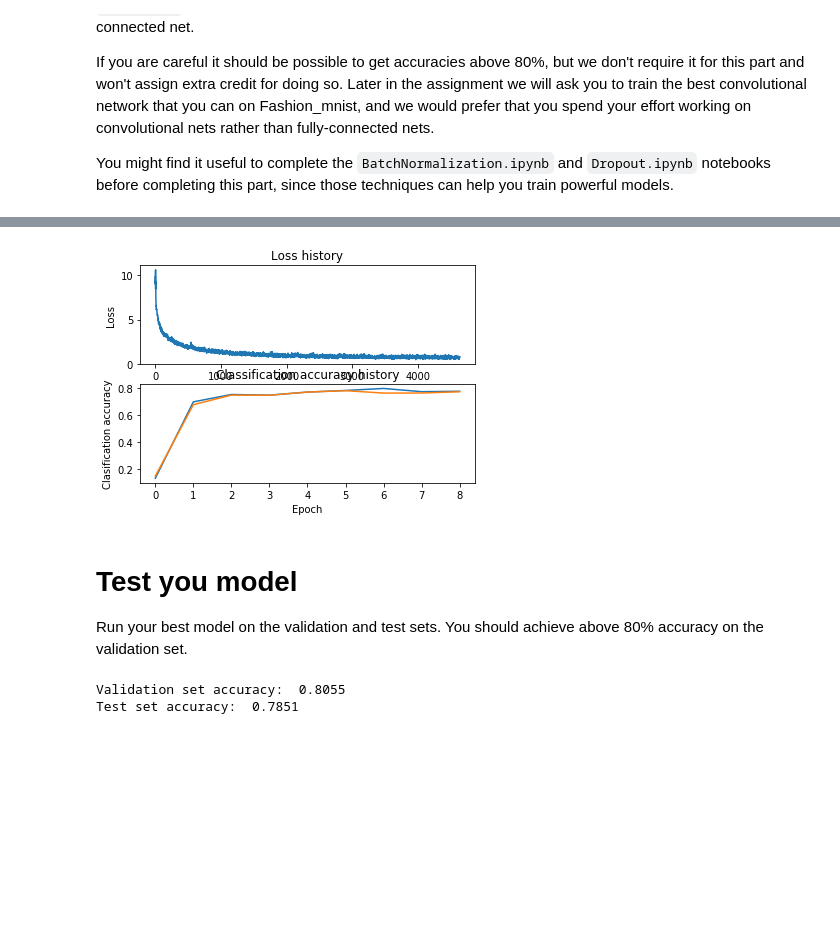
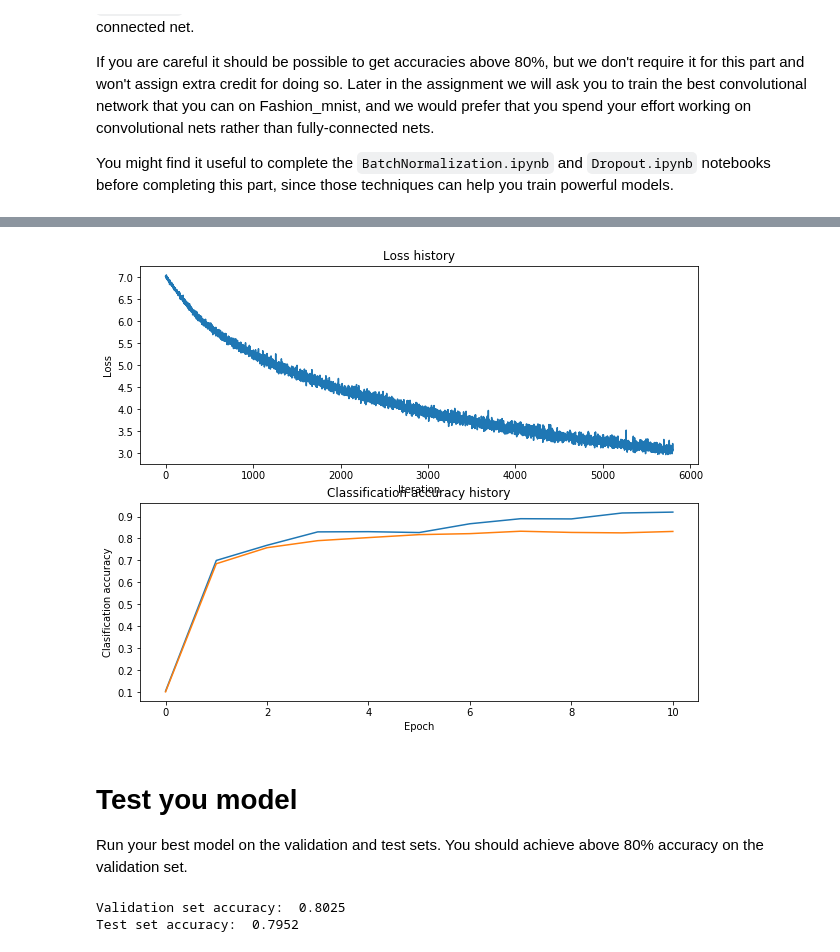
Before and after one commit to TimerChen/MS325_Assignment2, a Jupyter notebook: FullyConnectedNets.ipynb, the cells around one changed output, grey strips where cells are left out. Cells and saved outputs as stored; diff of their text form; code cells hidden in the pictures; blank space fills up the shorter version.

```diff
--- a/FullyConnectedNets.ipynb
+++ b/FullyConnectedNets.ipynb
@@ -796,12 +792,14 @@ y_val= data['y_val']
 X_test= data['X_test']
 y_test= data['y_test']
 
-learning_rate = 1e-3
+learning_rate = 2e-5
 weight_scale = 4e-2
 model = FullyConnectedNet([600, 500, 400, 300, 200, 100],
-                weight_scale=weight_scale, dtype=np.float64, dropout=False, use_batchnorm=False, reg=0.005)
+                weight_scale=weight_scale, dtype=np.float64,
+                          use_batchnorm = True,
+                          reg=0.005)
 solver = Solver(model, data,
-                print_every=500, num_epochs=8, batch_size=100,
+                print_every=500, num_epochs=10, batch_size=100,
                 update_rule='adam',
                 optim_config={
                   'learning_rate': learning_rate,
@@ -857,4 +852,4 @@ test acc: 0.771000
-[figure, old version]
+[figure, new version]
 # %% [markdown]
 # Test you model
 Run your best model on the validation and test sets. You should achieve above 80% accuracy on the validation set.
@@ -864,5 +859,5 @@ y_val_pred = np.argmax(best_model.loss(data['X_val']), axis=1)
 print('Validation set accuracy: ', (y_val_pred == data['y_val']).mean())
 print('Test set accuracy: ', (y_test_pred == data['y_test']).mean())
 # %% [output]
-Validation set accuracy:  0.8055
-Test set accuracy:  0.7851
+Validation set accuracy:  0.8025
+Test set accuracy:  0.7952
```
Also changed, not shown: parts of 16 cells of this notebook, 8 other files.
